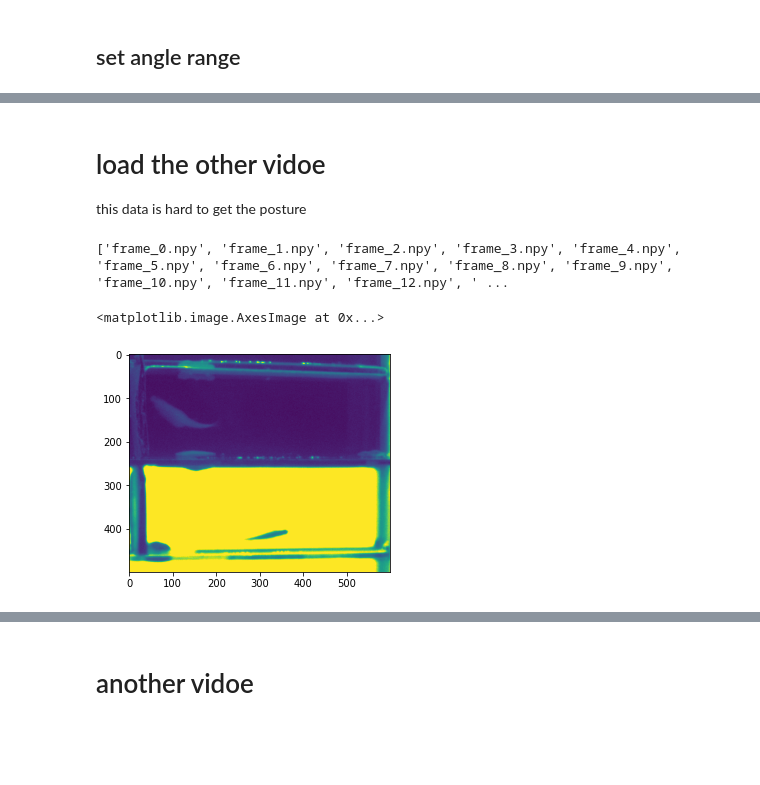
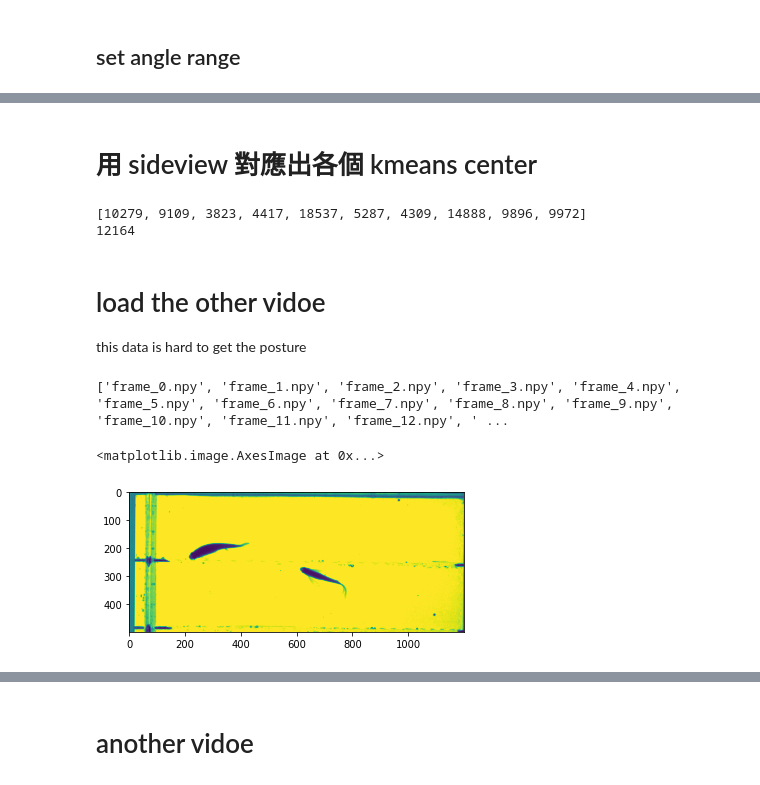
Before and after one commit to isis0517/ZippedFish, a Jupyter notebook: SIDEVIEW.ipynb, the cells around one changed output, grey strips where cells are left out. Drawn from its saved outputs; the diff is of its cells as text; code cells hidden in the pictures; blank space fills up the shorter version.

Commit message:
the first sideviews

```diff
--- a/SIDEVIEW.ipynb
+++ b/SIDEVIEW.ipynb
@@ -502,0 +599,64 @@ array([ 1.        , -0.44419877, -0.04443116, -0.02876919, -0.00916233,
+# %% [markdown]
+# 用 sideview 對應出各個 kmeans center
+# %%
+#%%time
+merge_arr = np.concatenate((np.expand_dims(h_ans, axis=1), pca_sks), axis=1)
+
+cen_inds = []
+
+cen_set =  {s:[] for s in range(n_clusters)}
+
+for s, label in enumerate(labels):
+    cen = centers[label]
+    arr = merge_arr[s]
+    dis = np.linalg.norm(arr-cen)
+    cen_set[label].append((s, dis))
+
+for s in range(n_clusters):
+    cen_set[s].sort(key=lambda x: x[1])
+
+cen_inds = [cen_set[s][0][0] for s in range(n_clusters)]
+print(cen_inds[:10])
+#ind = 177
+
+class ImgGetor:
+    def __init__(self, cen_set, B=1):
+
+        for s in range(len(cen_set)):
+            cen_set[s].sort(key=lambda x: x[1])
+        self.cen_set = cen_set.copy()
+        self.cen_probs = []
+        self.cen_Qs = []
+        for sett in self.cen_set.values():
+            Q = 0
+            #print(sett)
+            length = 10 if len(sett) > 10 else len(sett)
+            probs = []
+            for s in range(length):
+                P = np.exp(-B*(sett[s][1]))
+                Q += P
+                probs.append((sett[s][0], P))
+            self.cen_probs.append(probs)
+            self.cen_Qs.append(Q)
+
+    def label2img(self, label, rat=1):
+        if rat>=1 or rat<0:
+            #print("error")
+            rat = rat=np.random.rand()
+        #print(rat)
+        rat = rat*self.cen_Qs[label]
+        CP = 0
+        for s in self.cen_probs[label]:
+            CP += s[1]
+            ind = s[0]
+
+            if CP > rat:
+                break
+        #print(self.cen_probs[label])
+        return ind
+
+geter = ImgGetor(cen_set, B=120)
+print(geter.label2img(1))
+# %% [output]
+[10279, 9109, 3823, 4417, 18537, 5287, 4309, 14888, 9896, 9972]
+12164
@@ -505,22 +673,22 @@ array([ 1.        , -0.44419877, -0.04443116, -0.02876919, -0.00916233,
 
 this data is hard to get the posture
 # %%
-path2 = r"/home/isis0517/Documents/data/MFd/npy"
+path2 = r"/media/isis0517/QVO2/0419/FaMb1/npy"
 flist2 = os.listdir(path2)
 temlist = []
 for filename in flist2:
     if filename.split(".")[-1] == "npy":
         temlist.append(filename)
 
 temlist.sort(key=lambda x: (x[0:2], len(x), x))
 print(temlist[:20])
 flist2 = temlist
 a = np.load(os.path.join(path2,flist2[0]))
 plt.imshow(a)
 # %% [output]
 ['frame_0.npy', 'frame_1.npy', 'frame_2.npy', 'frame_3.npy', 'frame_4.npy', 'frame_5.npy', 'frame_6.npy', 'frame_7.npy', 'frame_8.npy', 'frame_9.npy', 'frame_10.npy', 'frame_11.npy', 'frame_12.npy', ' ...
 <matplotlib.image.AxesImage at 0x...>
-[figure, old version]
+[figure, new version]
 # %%
 
 new_background = np.zeros(a.shape)
```
Also changed, not shown: parts of 45 cells of this notebook.
